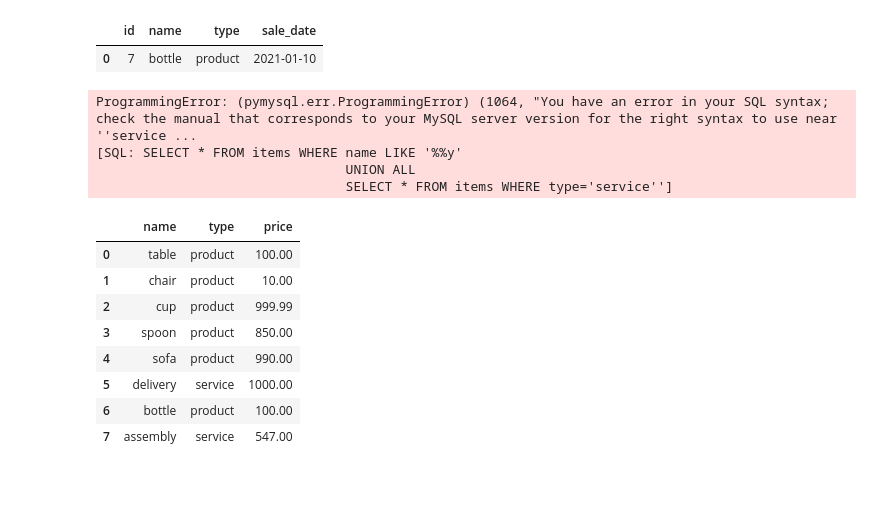
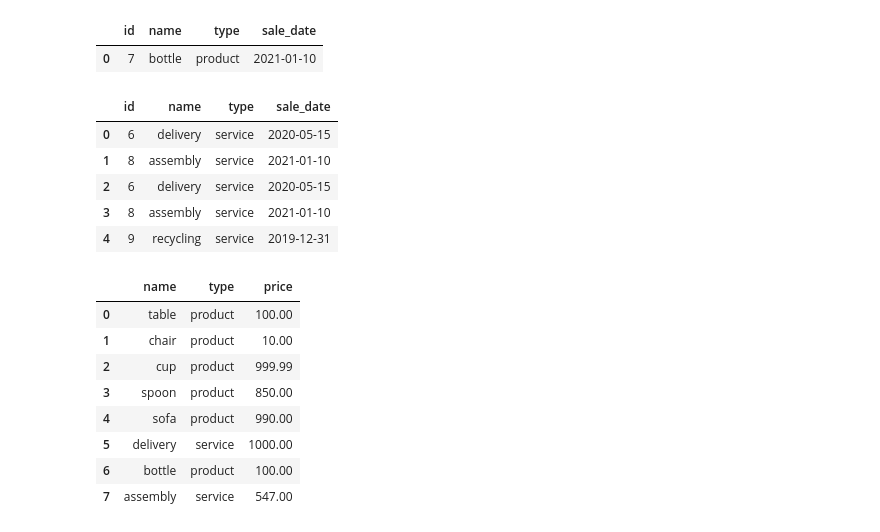
Before and after one commit to RinaPopova/one, a Jupyter notebook: 4_MySQL.ipynb, the cells around one changed output. Drawn from its saved outputs; the diff is of its cells as text; code cells hidden in the pictures; blank space fills up the shorter version.

```diff
--- a/4_MySQL.ipynb
+++ b/4_MySQL.ipynb
@@ -335,20 +335,22 @@ items_df
 # %%
 last_sym = 'y' # выбрать символ (буква)
 item_type = 'service' # выбрать тип
 
 # объединить (union) результаты запросов (повторения допускаются):
 # name, type из items, где name заканчивается символом last_sym
 # name, type из items, где type равен item_type
 
 union_df = pd.read_sql_query(f"""SELECT * FROM items WHERE name LIKE '%%{last_sym}'
                                 UNION ALL
-                                SELECT * FROM items WHERE type='{item_type}''""", engine)
+                                SELECT * FROM items WHERE type='{item_type}'""", engine)
 union_df
 # %% [output]
-ProgrammingError: (pymysql.err.ProgrammingError) (1064, "You have an error in your SQL syntax; check the manual that corresponds to your MySQL server version for the right syntax to use near ''service ...
-[SQL: SELECT * FROM items WHERE name LIKE '%%y'
-                                UNION ALL
-                                SELECT * FROM items WHERE type='service'']
+|  | id | name | type | sale_date |
+| 0 | 6 | delivery | service | 2020-05-15 |
+| 1 | 8 | assembly | service | 2021-01-10 |
+| 2 | 6 | delivery | service | 2020-05-15 |
+| 3 | 8 | assembly | service | 2021-01-10 |
+| 4 | 9 | recycling | service | 2019-12-31 |
 # %%
 # вывести name, type из items и price из prices
 # указывать только товары содержащие цены и не должно быть цен без товаров
```
